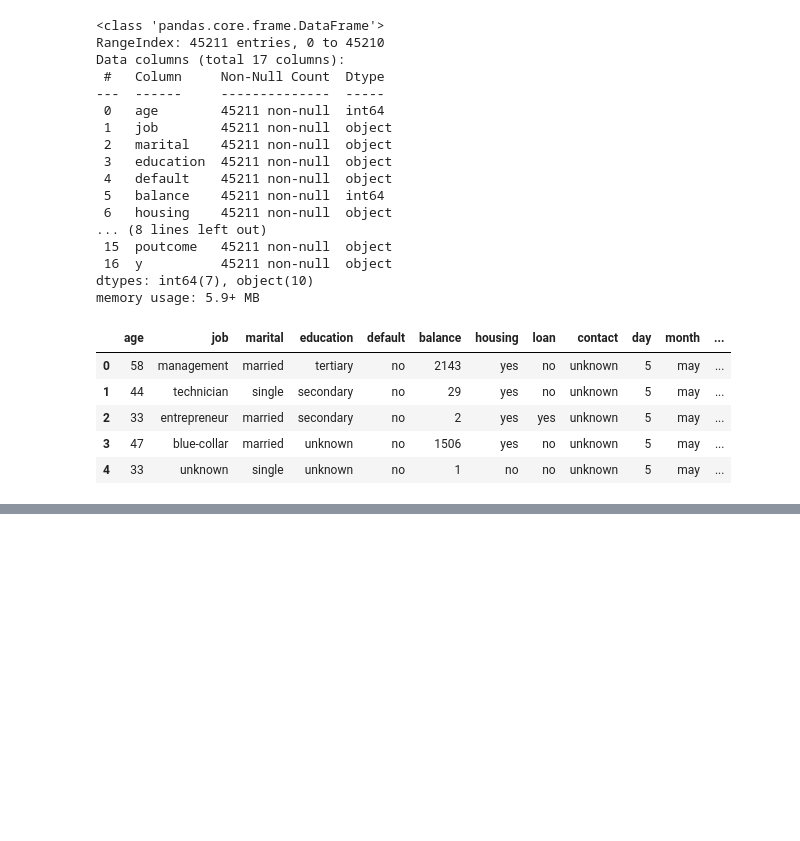
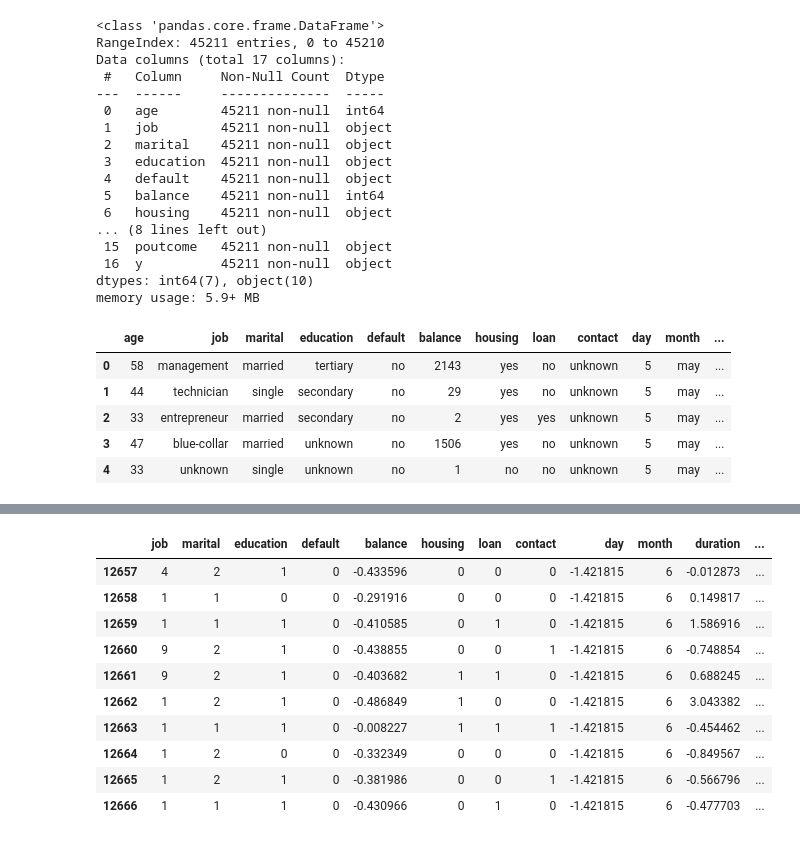
Before and after one commit to rbroyles1/Capstone-2-Bank-Marketing, a Jupyter notebook: Capstone 2 - Data cleaning.ipynb, the cells around one changed output, grey strips where cells are left out. Cells and saved outputs as stored; diff of their text form; code cells hidden in the pictures; blank space fills up the shorter version.

```diff
--- a/Capstone 2 - Data cleaning.ipynb
+++ b/Capstone 2 - Data cleaning.ipynb
@@ -63,0 +369,6 @@ bank.head()
+# %%
+bank_mv = bank_encode.copy()
+# %%
+bank_mv['contact'] = bank_mv['contact'].apply(lambda x : np.NaN if x == 'unknown' else x)
+# %%
+bank_mv = bank_mv.dropna(axis = 0)
@@ -63,0 +384,17 @@ bank.head()
+# %%
+# Cellular = 0, Telephone = 1
+bank_mv['contact'] = bank_mv['contact'].apply(lambda x: 0 if x == 'cellular' else 1)
+# %%
+bank_mv.head(10)
+# %% [output]
+|  | job | marital | education | default | balance | housing | loan | contact | day | month | duration | ... |
+| 12657 | 4 | 2 | 1 | 0 | -0.433596 | 0 | 0 | 0 | -1.421815 | 6 | -0.012873 | ... |
+| 12658 | 1 | 1 | 0 | 0 | -0.291916 | 0 | 0 | 0 | -1.421815 | 6 | 0.149817 | ... |
+| 12659 | 1 | 1 | 1 | 0 | -0.410585 | 0 | 1 | 0 | -1.421815 | 6 | 1.586916 | ... |
+| 12660 | 9 | 2 | 1 | 0 | -0.438855 | 0 | 0 | 1 | -1.421815 | 6 | -0.748854 | ... |
+| 12661 | 9 | 2 | 1 | 0 | -0.403682 | 1 | 1 | 0 | -1.421815 | 6 | 0.688245 | ... |
+| 12662 | 1 | 2 | 1 | 0 | -0.486849 | 1 | 0 | 0 | -1.421815 | 6 | 3.043382 | ... |
+| 12663 | 1 | 1 | 1 | 0 | -0.008227 | 1 | 1 | 1 | -1.421815 | 6 | -0.454462 | ... |
+| 12664 | 1 | 2 | 0 | 0 | -0.332349 | 0 | 0 | 0 | -1.421815 | 6 | -0.849567 | ... |
+| 12665 | 1 | 2 | 1 | 0 | -0.381986 | 0 | 0 | 1 | -1.421815 | 6 | -0.566796 | ... |
+| 12666 | 1 | 1 | 1 | 0 | -0.430966 | 0 | 1 | 0 | -1.421815 | 6 | -0.477703 | ... |
```
Also changed, not shown: parts of 67 cells of this notebook, 1 other file.
